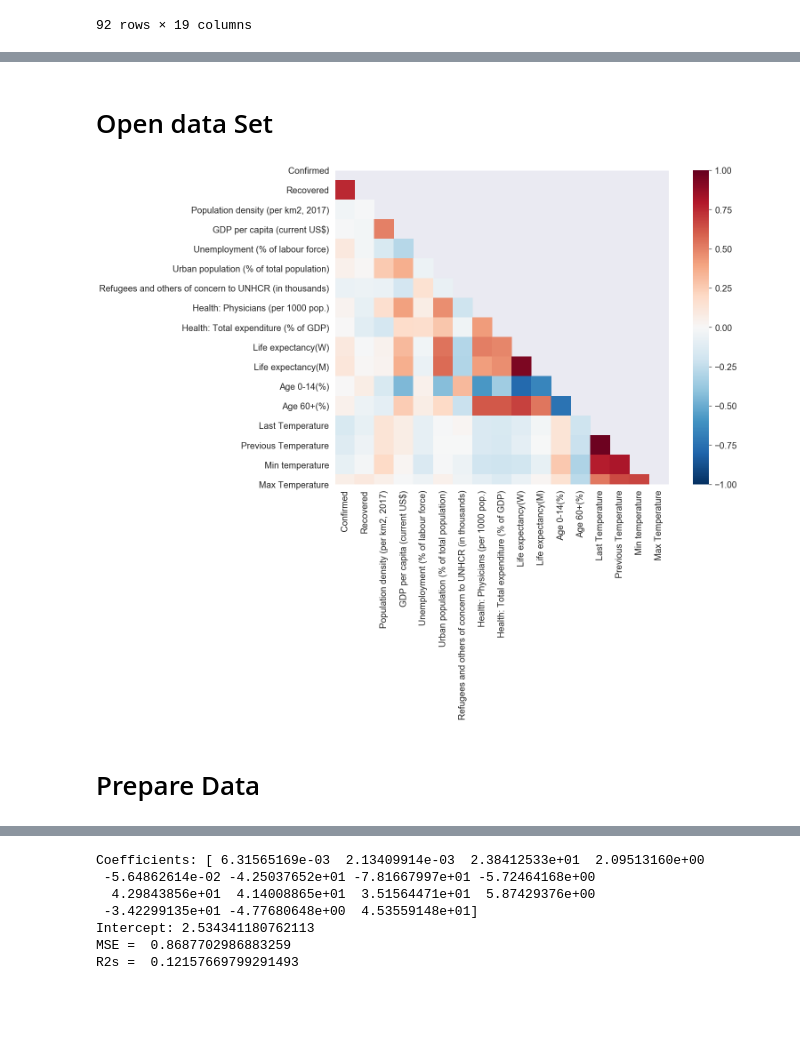
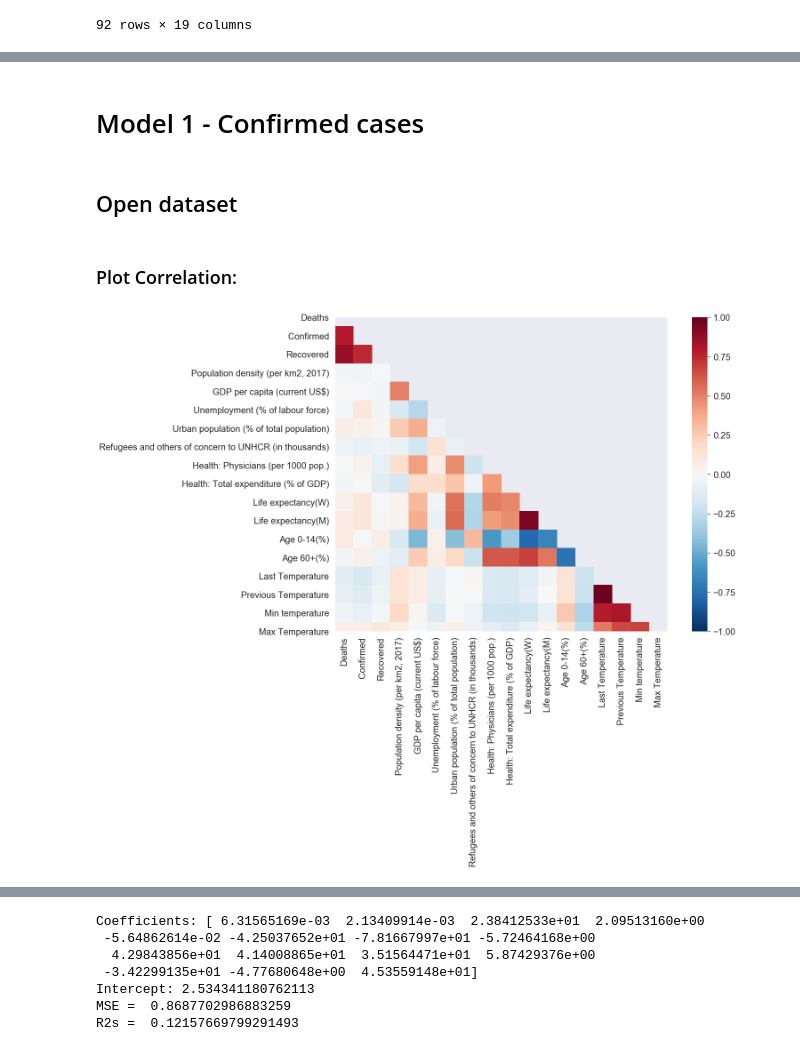
Before and after one commit to Yooru6/Corona-Virus, a Jupyter notebook: Corona_Data_Analysis.ipynb, the cells around one changed output, grey strips where cells are left out. Cells and saved outputs as stored; diff of their text form; code cells hidden in the pictures; blank space fills up the shorter version.

```diff
--- a/Corona_Data_Analysis.ipynb
+++ b/Corona_Data_Analysis.ipynb
@@ -765,5 +772,7 @@ XX.describe(include='all',percentiles=[0.15])
+# %% [markdown]
+# Model 1 - Confirmed cases
 # %% [markdown]
-# Open data Set
+## Open dataset
 # %%
 XX = pd.read_csv('corona_bigdata.csv',index_col=None,sep=',',na_values='?')
 #
@@ -782,6 +791,8 @@ XX[XX == -99] = np.nan
 
 #fill na with percentile 0.15
 XX.fillna(XX.quantile(0.15), inplace=True)#method='ffill' #tourism_x.describe(percentiles=[0.20]).get('touristArrivals')[4]
+# %% [markdown]
+### Plot Correlation:
 # %%
 from yellowbrick.features import Rank2D
 
@@ -791,8 +802,6 @@ def pearsonCor(data):
     visualizer.fit_transform(data)# or df_scaled
     #visualizer.show(outpath=str(i)+"data_pearson.png")
 # %%
-pearsonCor(XX.iloc[:,1:])
+pearsonCor(XX.iloc[:,:])
 # %% [output]
-[figure, old version]
+[figure, new version]
-# %% [markdown]
-# Prepare Data
```
Also changed, not shown: parts of 49 cells of this notebook, 1 other file.
